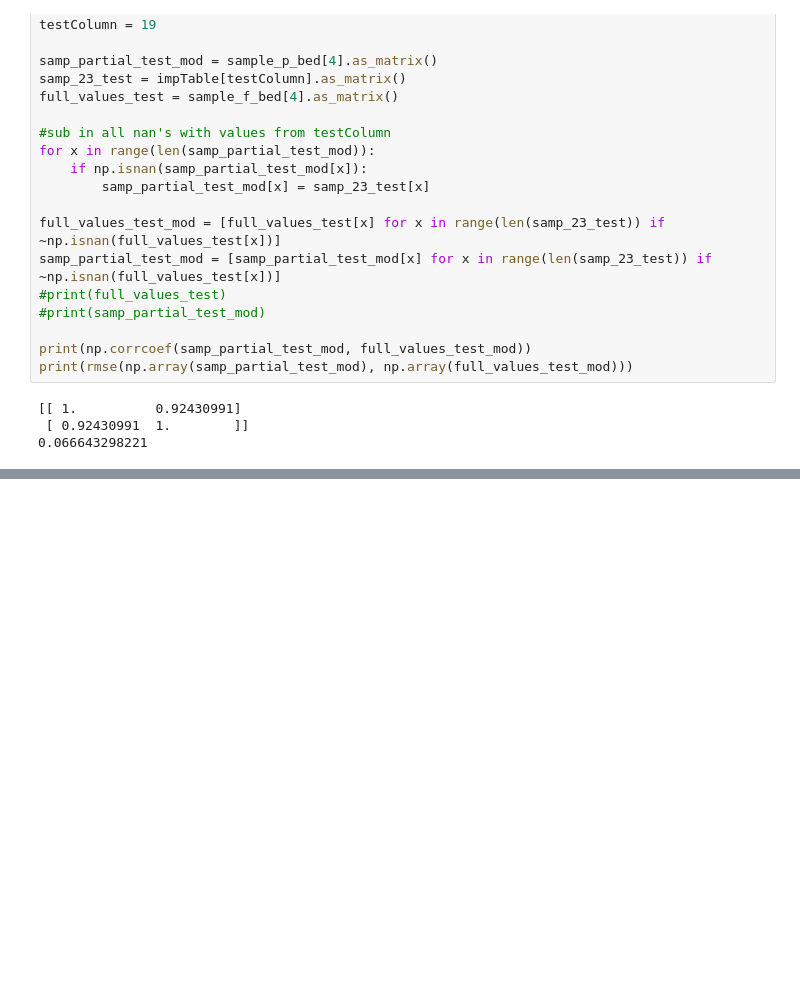
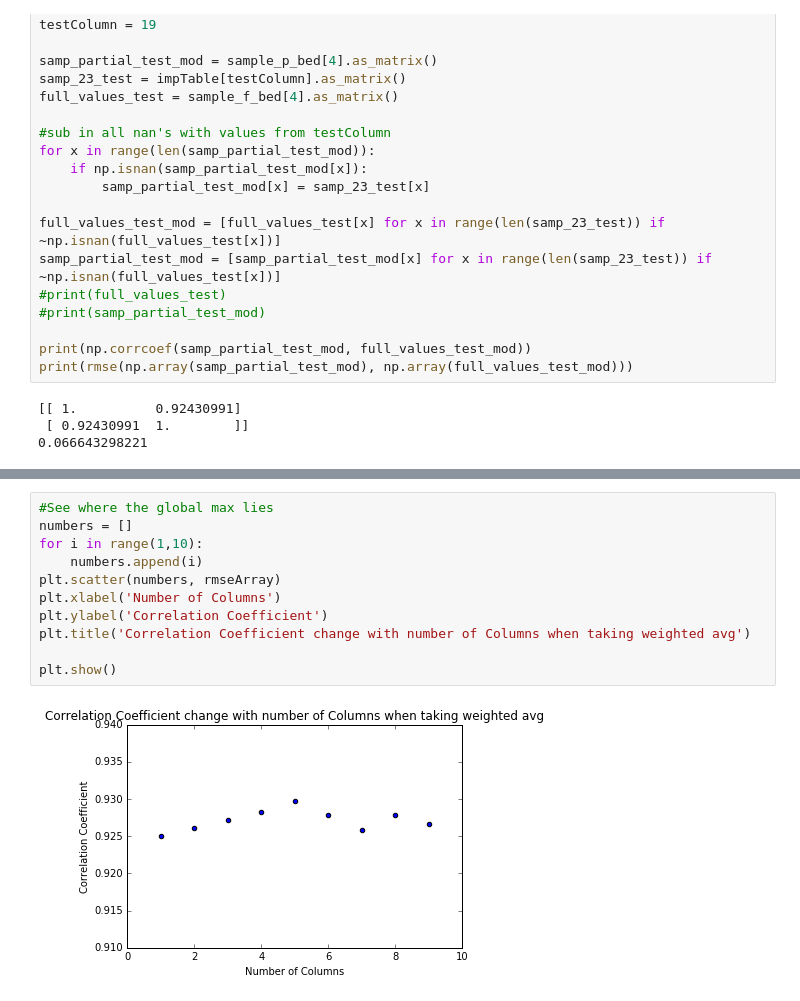
Before and after one commit to abhiInCalif/methlyation-imputation, a Jupyter notebook: Aman_a2.ipynb, the cells around one changed output, grey strips where cells are left out. Cells and saved outputs as stored; diff of their text form; blank space fills up the shorter version.

```diff
--- a/Aman_a2.ipynb
+++ b/Aman_a2.ipynb
@@ -457,0 +600,13 @@ plt.show()
+# %%
+#See where the global max lies
+numbers = []
+for i in range(1,10):
+    numbers.append(i)
+plt.scatter(numbers, rmseArray)
+plt.xlabel('Number of Columns')
+plt.ylabel('Correlation Coefficient')
+plt.title('Correlation Coefficient change with number of Columns when taking weighted avg')
+
+plt.show()
+# %% [output]
+[figure, added]
```
Also changed, not shown: parts of 14 cells of this notebook, 4 other files.
